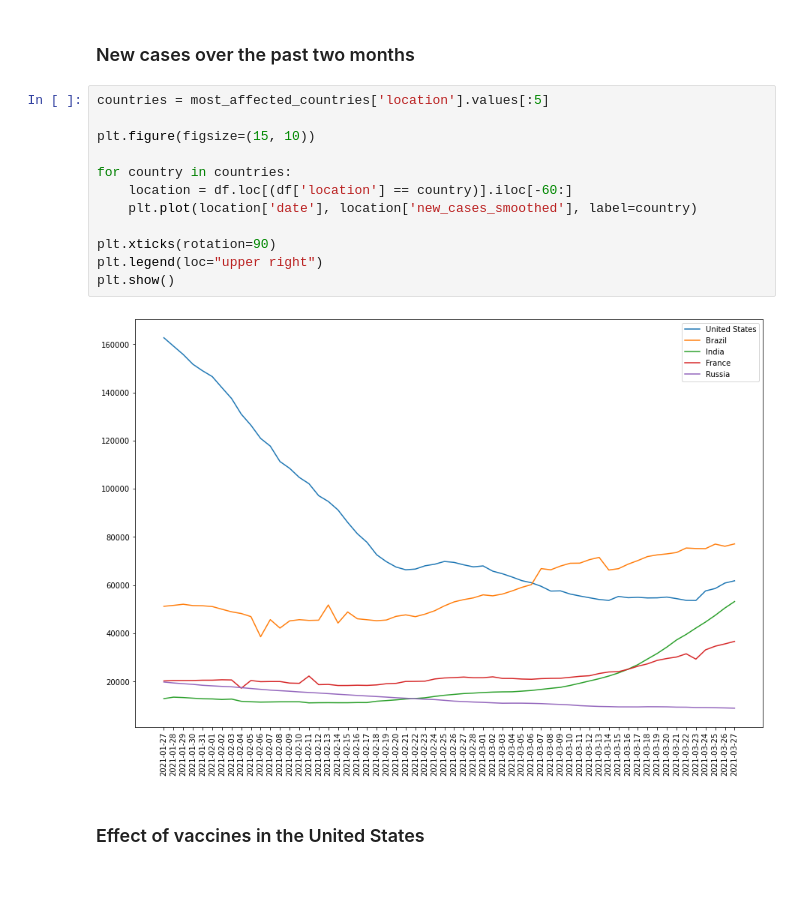
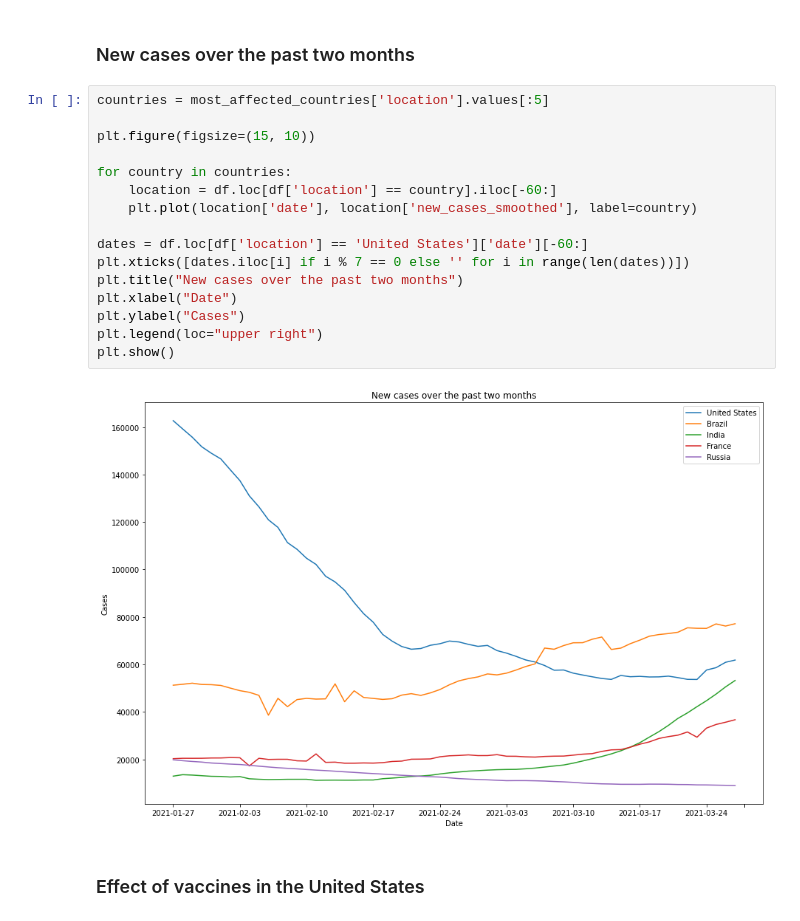
Before and after one commit to ezrc2/covid-vaccine-analysis, a Jupyter notebook: covid-analysis.ipynb, the cells around one changed output. Drawn from its saved outputs; the diff is of its cells as text; blank space fills up the shorter version.

Commit message:
Fix xticks in line graph

```diff
--- a/covid-analysis.ipynb
+++ b/covid-analysis.ipynb
@@ -69,17 +69,21 @@ plt.show()
 # %%
 countries = most_affected_countries['location'].values[:5]
 
 plt.figure(figsize=(15, 10))
 
 for country in countries:
-    location = df.loc[(df['location'] == country)].iloc[-60:]
+    location = df.loc[df['location'] == country].iloc[-60:]
     plt.plot(location['date'], location['new_cases_smoothed'], label=country)
 
-plt.xticks(rotation=90)
+dates = df.loc[df['location'] == 'United States']['date'][-60:]
+plt.xticks([dates.iloc[i] if i % 7 == 0 else '' for i in range(len(dates))])
+plt.title("New cases over the past two months")
+plt.xlabel("Date")
+plt.ylabel("Cases")
 plt.legend(loc="upper right")
 plt.show()
 # %% [output]
-[figure, old version]
+[figure, new version]
 # %% [markdown]
 ### Effect of vaccines in the United States
 # %% [markdown]
```
Also changed, not shown: parts of 1 cell of this notebook.
